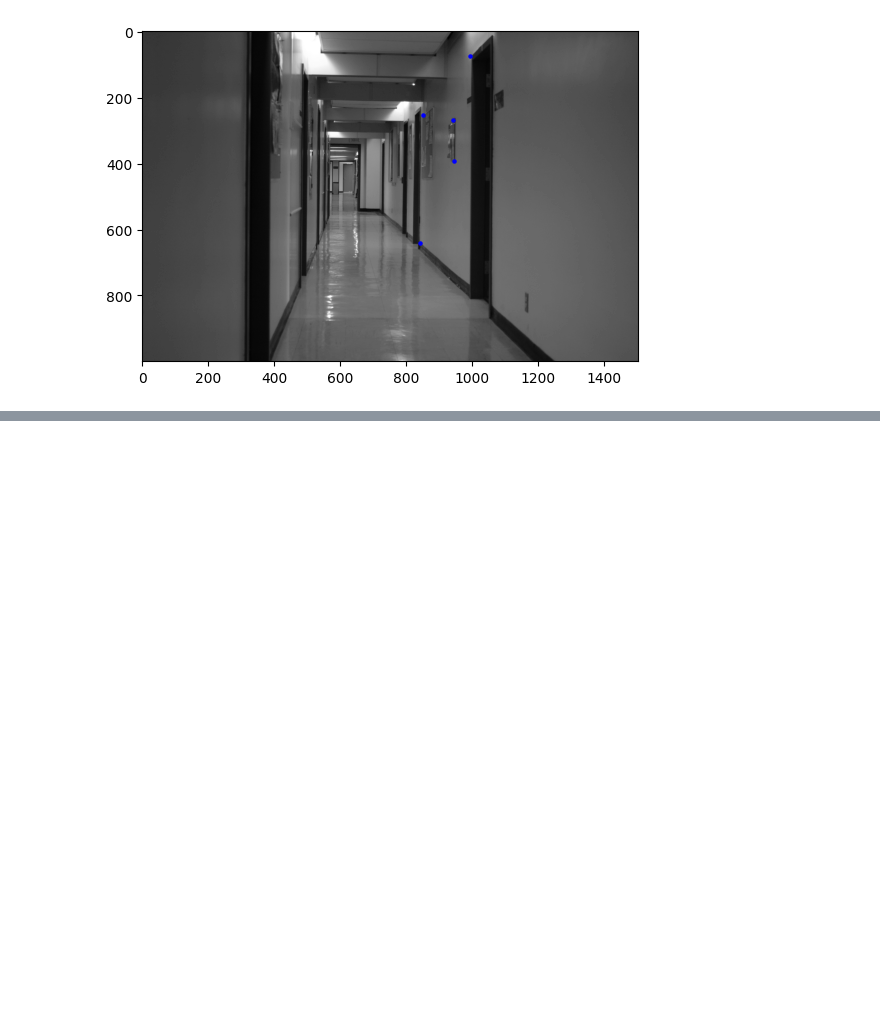
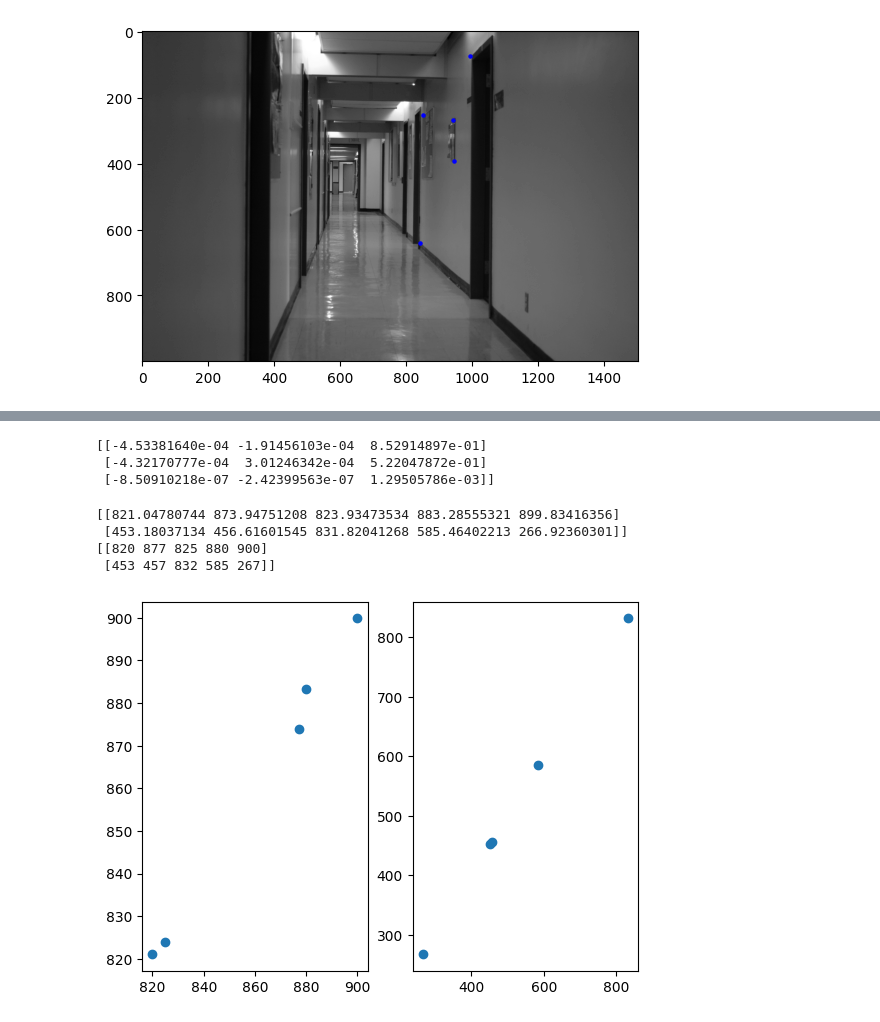
Before and after one commit to blairyeung/CSC420_Assignment_4, a Jupyter notebook: q4.ipynb, the cells around one changed output, grey strips where cells are left out. Cells and saved outputs as stored; diff of their text form; code cells hidden in the pictures; blank space fills up the shorter version.

```diff
--- a/q4.ipynb
+++ b/q4.ipynb
@@ -164,0 +164,20 @@ label_points(hallway_3_grey, points_2_2)
+# %%
+A2 = find_matrix(pairs=no_pairs, p1=points_2_1, p2=points_2_2)
+M2 = compute_homography(A2)
+print(M2)
+# %% [output]
+[[-4.53381640e-04 -1.91456103e-04  8.52914897e-01]
+ [-4.32170777e-04  3.01246342e-04  5.22047872e-01]
+ [-8.50910218e-07 -2.42399563e-07  1.29505786e-03]]
+# %%
+estimated, actual = compute_transformation(no_pairs=no_pairs, M=M2, source=points_2_1, actual=points_2_2)
+plt.subplot(1,2,1), plt.scatter(x=actual[0], y=estimated[0])
+plt.subplot(1,2,2), plt.scatter(x=actual[1], y=estimated[1])
+print(estimated)
+print(actual)
+# %% [output]
+[[821.04780744 873.94751208 823.93473534 883.28555321 899.83416356]
+ [453.18037134 456.61601545 831.82041268 585.46402213 266.92360301]]
+[[820 877 825 880 900]
+ [453 457 832 585 267]]
+[figure, added]
```
Also changed, not shown: parts of 5 cells of this notebook.
